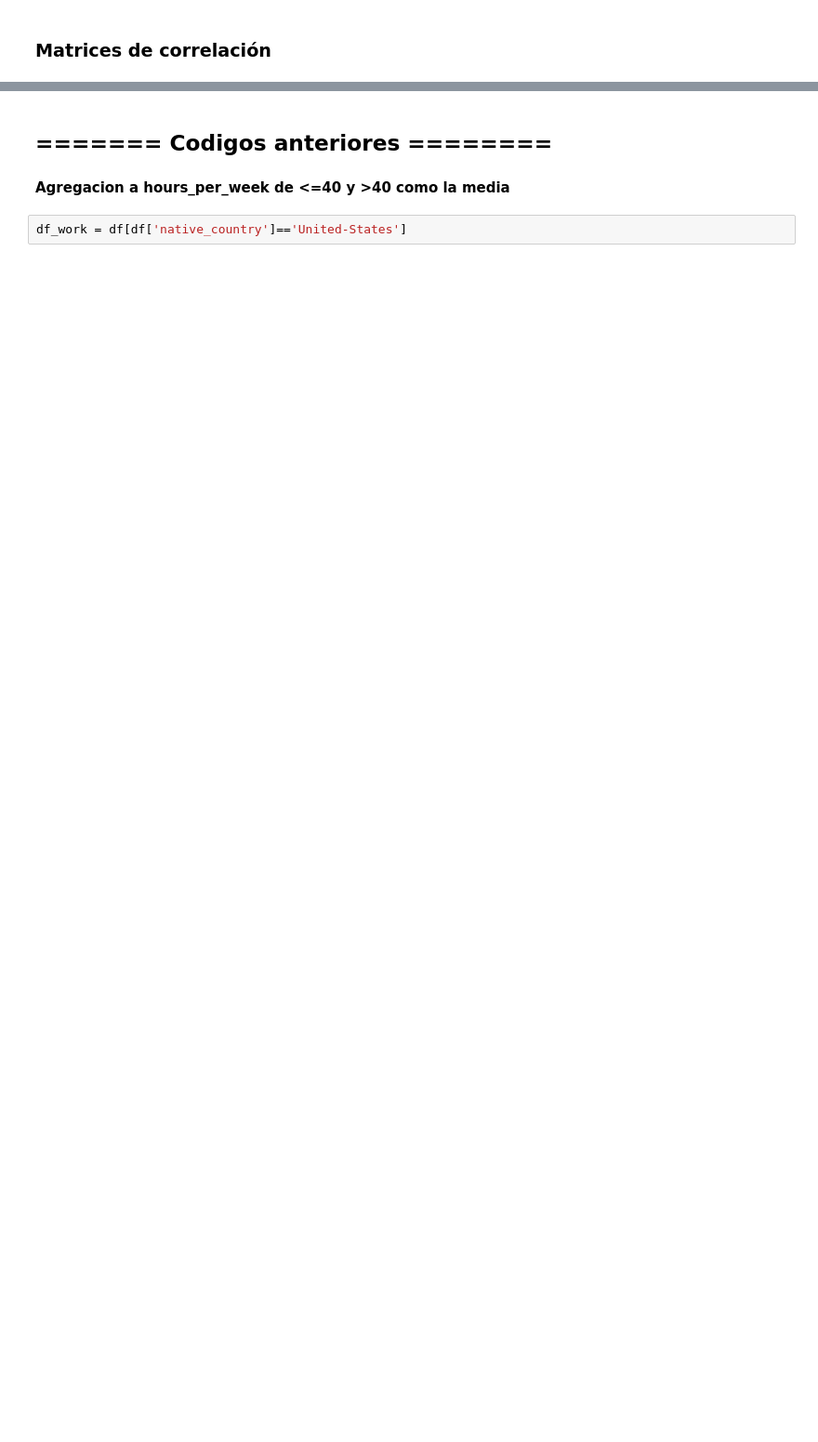
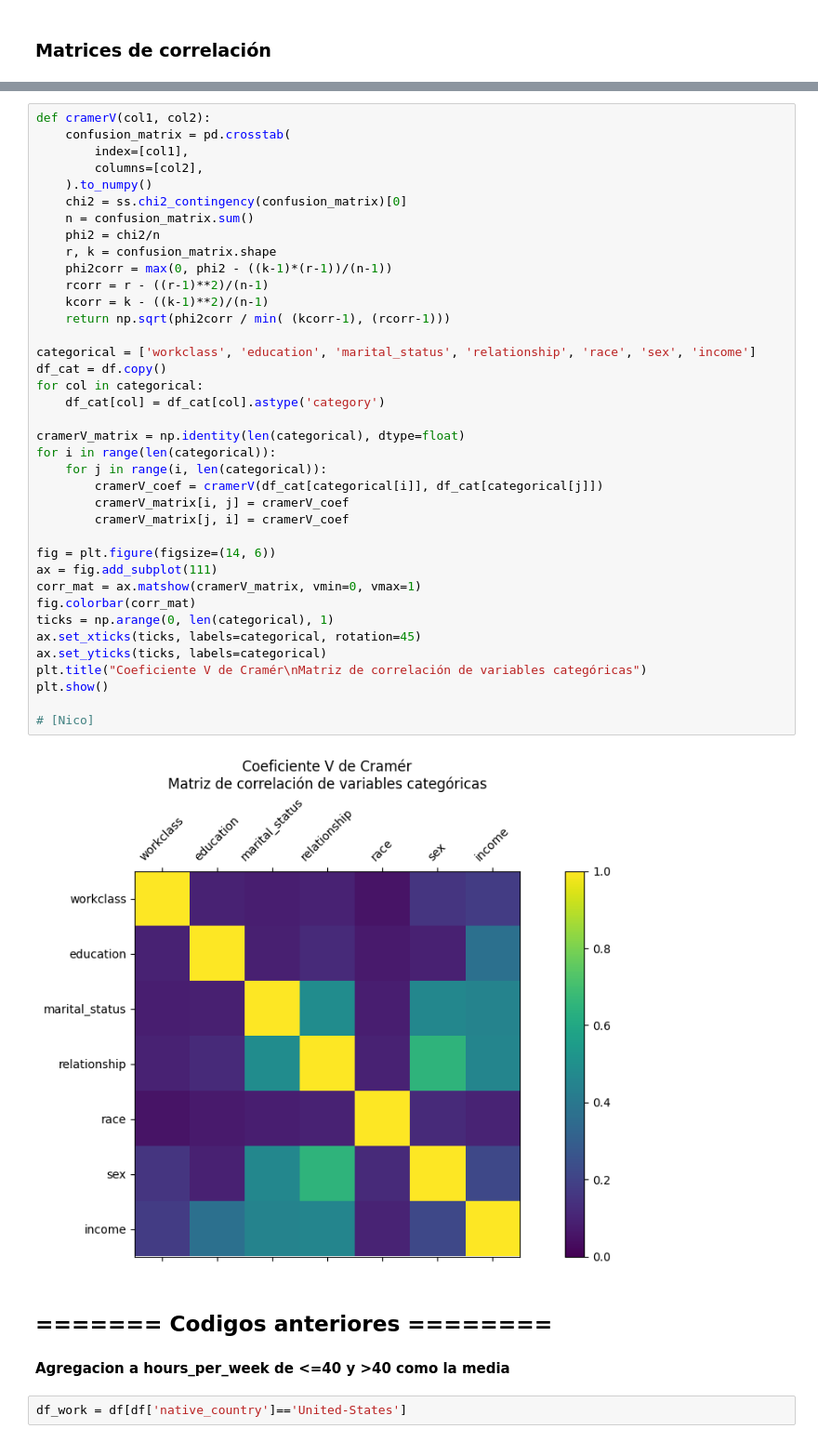
Before and after one commit to BnjmnNicholas/Proyecto_mineria_cc5205, a Jupyter notebook: Reporte_Hito_1.ipynb, the cells around one changed output, grey strips where cells are left out. Shown at 93% size. Drawn from its saved outputs; the diff is of its cells as text; blank space fills up the shorter version.

```diff
--- a/Reporte_Hito_1.ipynb
+++ b/Reporte_Hito_1.ipynb
@@ -328,3 +352,43 @@ plt.show()
+# %%
+def cramerV(col1, col2):
+    confusion_matrix = pd.crosstab(
+        index=[col1],
+        columns=[col2],
+    ).to_numpy()
+    chi2 = ss.chi2_contingency(confusion_matrix)[0]
+    n = confusion_matrix.sum()
+    phi2 = chi2/n
+    r, k = confusion_matrix.shape
+    phi2corr = max(0, phi2 - ((k-1)*(r-1))/(n-1))
+    rcorr = r - ((r-1)**2)/(n-1)
+    kcorr = k - ((k-1)**2)/(n-1)
+    return np.sqrt(phi2corr / min( (kcorr-1), (rcorr-1)))
+
+categorical = ['workclass', 'education', 'marital_status', 'relationship', 'race', 'sex', 'income']
+df_cat = df.copy()
+for col in categorical:
+    df_cat[col] = df_cat[col].astype('category')
+
+cramerV_matrix = np.identity(len(categorical), dtype=float)
+for i in range(len(categorical)):
+    for j in range(i, len(categorical)):
+        cramerV_coef = cramerV(df_cat[categorical[i]], df_cat[categorical[j]])
+        cramerV_matrix[i, j] = cramerV_coef
+        cramerV_matrix[j, i] = cramerV_coef
+
+fig = plt.figure(figsize=(14, 6))
+ax = fig.add_subplot(111)
+corr_mat = ax.matshow(cramerV_matrix, vmin=0, vmax=1)
+fig.colorbar(corr_mat)
+ticks = np.arange(0, len(categorical), 1)
+ax.set_xticks(ticks, labels=categorical, rotation=45)
+ax.set_yticks(ticks, labels=categorical)
+plt.title("Coeficiente V de Cramér\nMatriz de correlación de variables categóricas")
+plt.show()
+
+# [Nico]
+# %% [output]
+[figure, added]
 # %% [markdown]
 ## =======  Codigos anteriores ========
 # %% [markdown]
```
Also changed, not shown: parts of 7 cells of this notebook.
